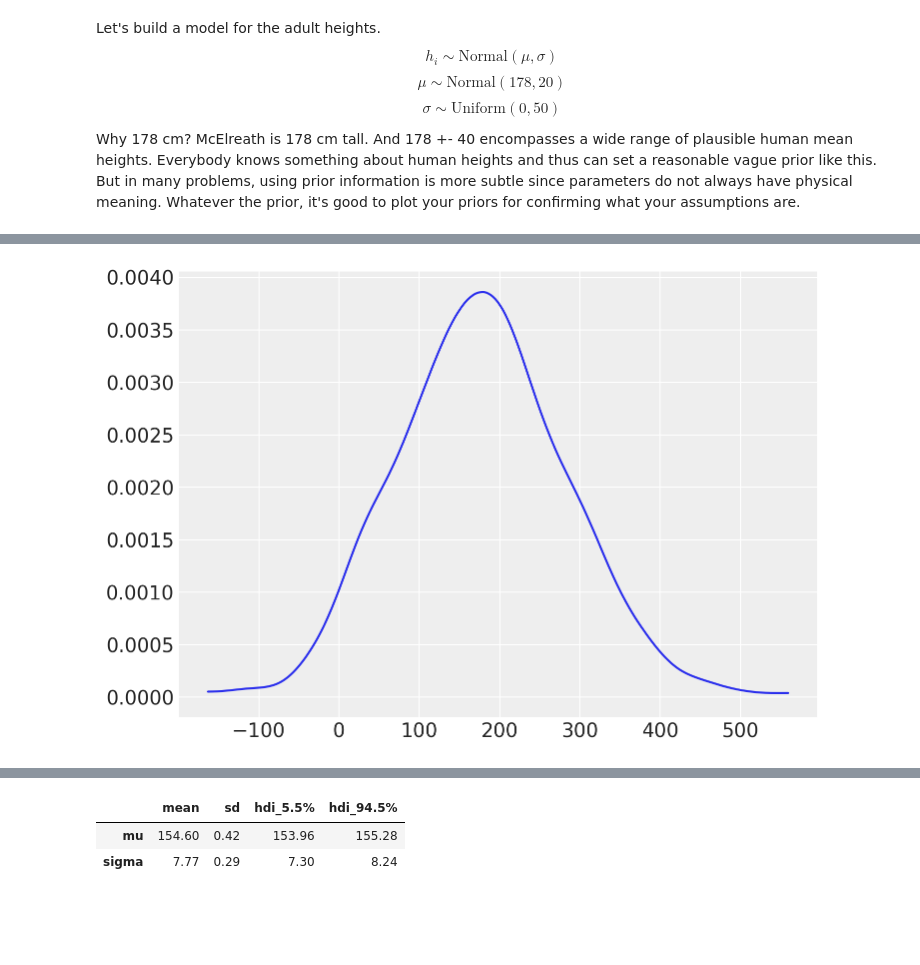
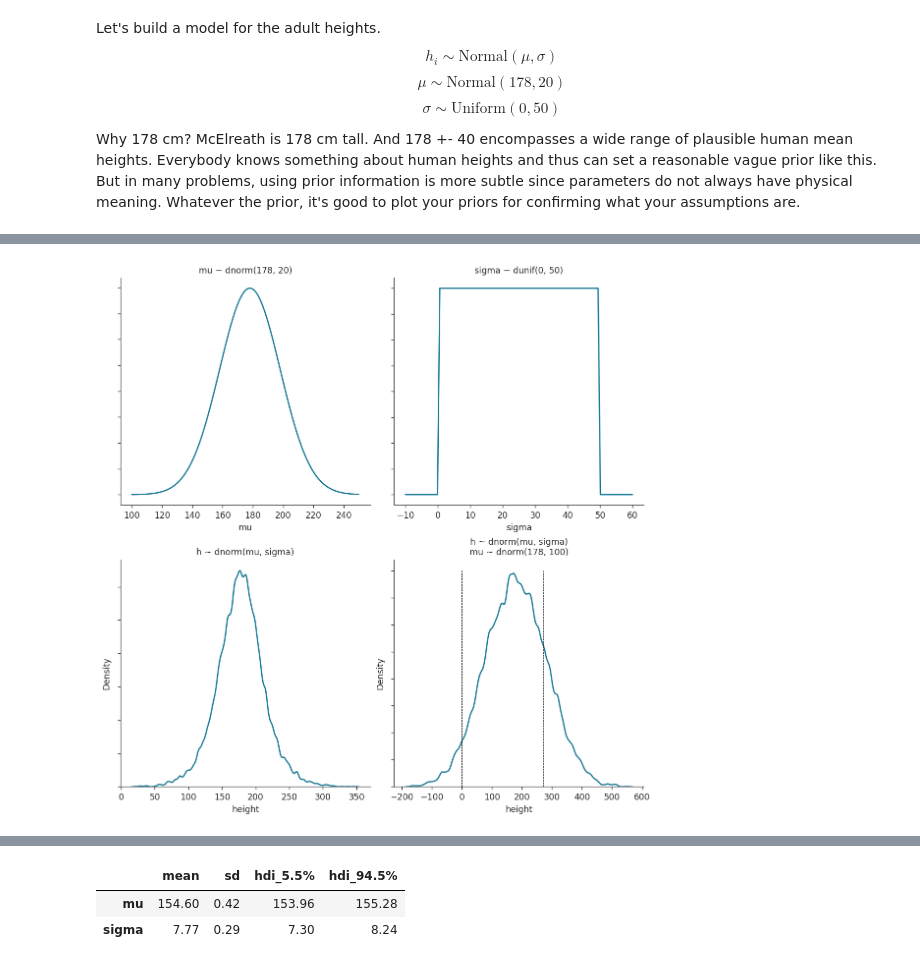
Before and after one commit to jaredxfeng/rethinking, a Jupyter notebook: notebooks/ch4_simpReg.ipynb, the cells around one changed output, grey strips where cells are left out. Cells and saved outputs as stored; diff of their text form; code cells hidden in the pictures; blank space fills up the shorter version.

```diff
--- a/notebooks/ch4_simpReg.ipynb
+++ b/notebooks/ch4_simpReg.ipynb
@@ -16,21 +19,4 @@ utils.init() # init plotting styles and warning managements
 np.random.seed(8964) # seed
-# %%
-az.style.use("arviz-doc")
-az.rcParams["stats.hdi_prob"] = 0.89
-plt.rcParams["figure.dpi"] = 125
-plt.rcParams["axes.titleweight"] = "light"
-plt.rcParams["font.size"] = 10
-plt.rcParams["figure.titlesize"] = 10
-plt.rcParams["figure.labelsize"] = 10
-plt.rcParams["legend.fontsize"] = 10
-plt.rcParams["legend.title_fontsize"] = 10
-sns.set_context({"font.size": 10,
-                 "xtick.labelsize": 10,
-                 "ytick.labelsize": 10,
-                 "axes.labelsize": 10,
-                 "axes.titlesize": 10,
-                 "legend.fontsize": 10,
-                 "legend.title_fontsize": 10,})
 # %% [markdown]
 # Chapter 4 Geocentric Models
 
@@ -225,4 +203,6 @@ Why 178 cm? McElreath is 178 cm tall. And 178 +- 40 encompasses a wide range of
 # %%
-_, ax = plt.subplots(figsize=(4, 2))
+fig, ax = plt.subplots(2, 2, figsize=(9, 9))
 x = np.linspace(100, 250, 100)
-ax.plot(x, dnorm(x, 178, 20));
+ax[0, 0].plot(x, dnorm(x, 178, 20))
+ax[0, 0].set(title="mu ~ dnorm(178, 20)", xlabel="mu")
+plt.close()
@@ -234,5 +214,5 @@ ax.plot(x, dnorm(x, 178, 20));
 How should we pick the upper bound? A standard deviation of 50 cm would imply that 95% of individual heights lie within 100cm of the average height (small world numbers). That's a very large range.
 # %%
-_, ax = plt.subplots(figsize=(4, 2))
 x = np.linspace(-10, 60, 100)
-ax.plot(x, dunif(x, 0, 50));
+ax[0, 1].plot(x, dunif(x, 0, 50))
+ax[0, 1].set(title="sigma ~ dunif(0, 50)", xlabel="sigma");
@@ -245,10 +225,9 @@ It also helps to see what our priors imply about the simulated individual height
 # %%
-n_samples = 1000
-sample_mu = rnorm(178, 20, n_samples)
-sample_sigma = runif(0, 50, n_samples)
-prior_h = rnorm(sample_mu, sample_sigma, n_samples)
+n_samples = int(1e4)
+sample_mu = rnorm(n_samples, 178, 20)
+sample_sigma = runif(n_samples, 0, 50)
+prior_h = rnorm(n_samples, sample_mu, sample_sigma)
 
-fig, ax = plt.subplots(2, 2, figsize=(7, 5))
 plt.setp(ax, yticklabels=[])
 sns.kdeplot(prior_h, bw_adjust=.4, ax=ax[1, 0])
 ax[1, 0].set(title="h ~ dnorm(mu, sigma)", xlabel="height");
@@ -257,6 +242,9 @@ ax[1, 0].set(title="h ~ dnorm(mu, sigma)", xlabel="height");
 # %%
-sample_mu = stats.norm.rvs(loc=178, scale=100, size=n_samples)
-prior_h = stats.norm.rvs(loc=sample_mu, scale=sample_sigma)
-az.plot_kde(prior_h);
+sample_mu = rnorm(n_samples, 178, 100)
+prior_h = rnorm(n_samples, sample_mu, sample_sigma)
+sns.kdeplot(prior_h, bw_adjust=.4, ax=ax[1, 1])
+ax[1, 1].vlines(x=[0, 272], ymin=0, ymax=0.004, linestyles=["dashed"], colors=["k"], linewidth=0.6)
+ax[1, 1].set(title="h ~ dnorm(mu, sigma)\nmu ~ dnorm(178, 100)", xlabel="height")
+fig
 # %% [output]
-[figure, old version]
+[figure, new version]
```
Also changed, not shown: parts of 39 cells of this notebook, 14 other files.
